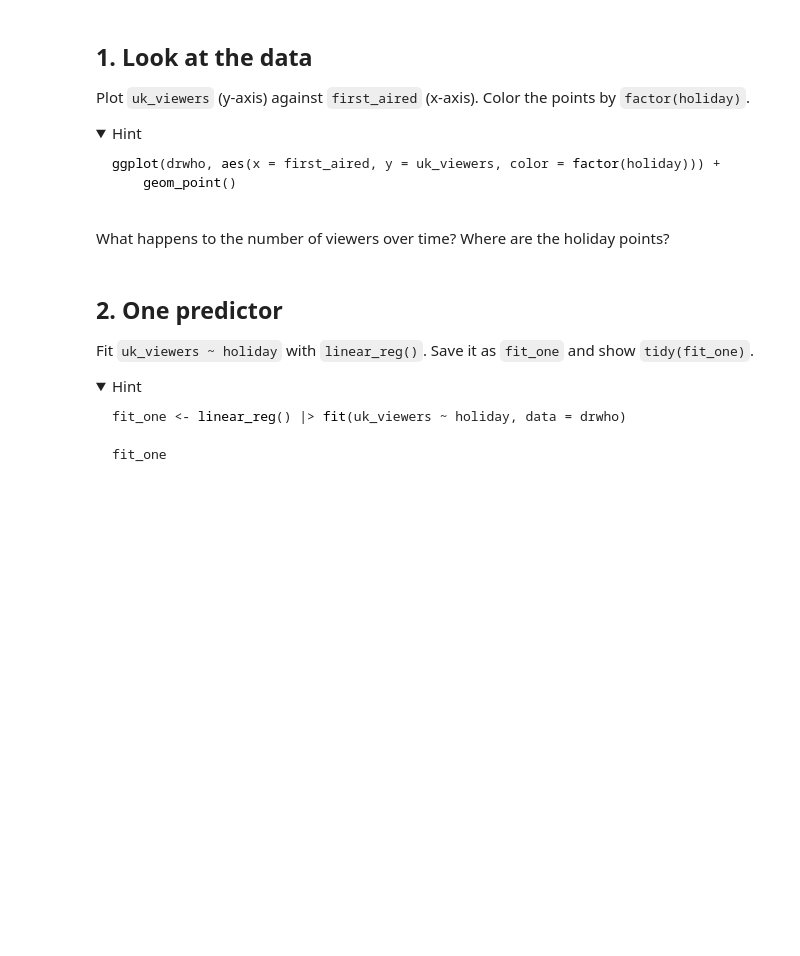
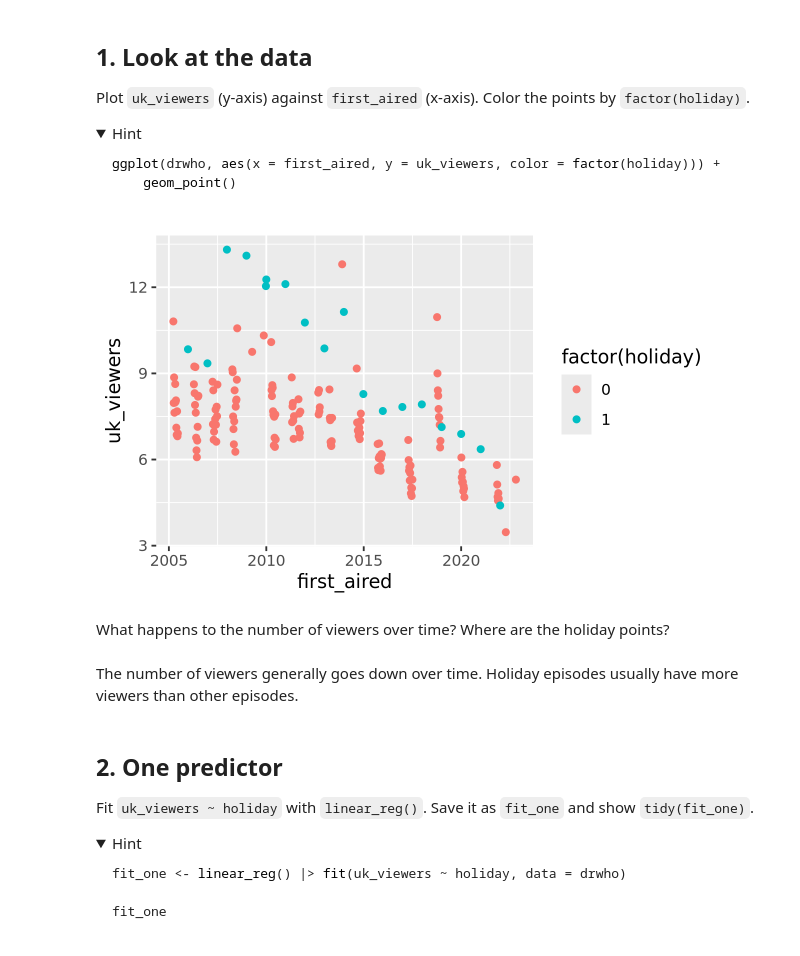
Before and after one commit to exuanzzz/codespace, a Jupyter notebook: exercises/12-drwho-exercise.ipynb, the cells around one changed output. Saved outputs shown, nothing was run; the diff lists cells and outputs as text; code cells hidden in the pictures; folded sections open; blank space fills up the shorter version.

Commit message:
complete exercises/12-drwho-exercise.ipynb

````diff
--- a/exercises/12-drwho-exercise.ipynb
+++ b/exercises/12-drwho-exercise.ipynb
@@ -54,8 +54,15 @@ ggplot(drwho, aes(x = first_aired, y = uk_viewers, color = factor(holiday))) +
 ```
 
 </details>
+# %%
+ggplot(drwho, aes(x = first_aired, y = uk_viewers, color = factor(holiday))) +
+    geom_point()
+# %% [output]
+[figure, added]
 # %% [markdown]
 What happens to the number of viewers over time? Where are the holiday points?
+# %% [markdown]
+The number of viewers generally goes down over time. Holiday episodes usually have more viewers than other episodes.
 # %% [markdown]
 ## 2. One predictor
 
````
Also changed, not shown: parts of 7 cells of this notebook.
